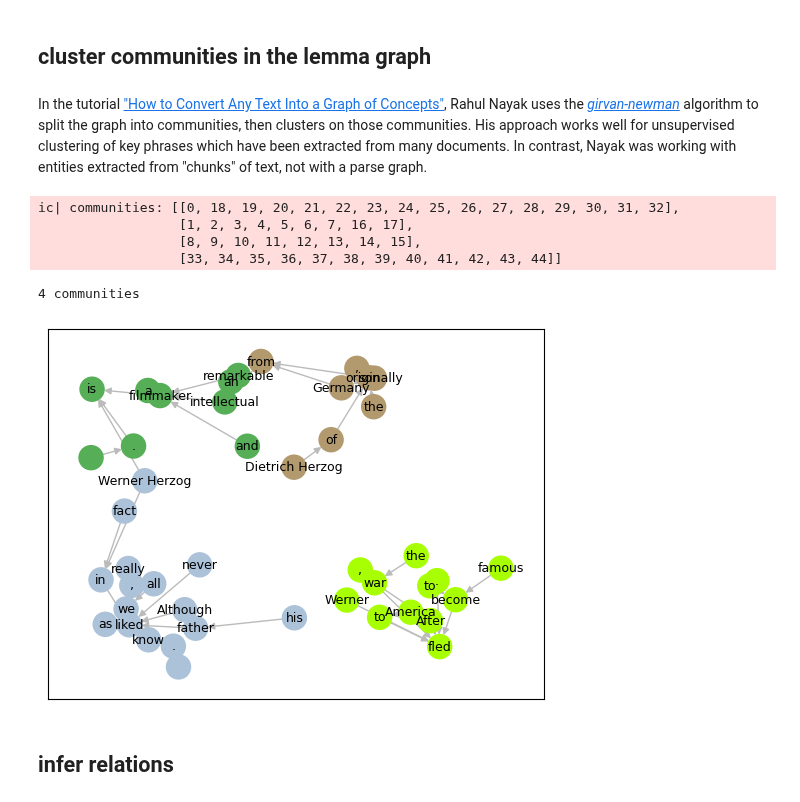
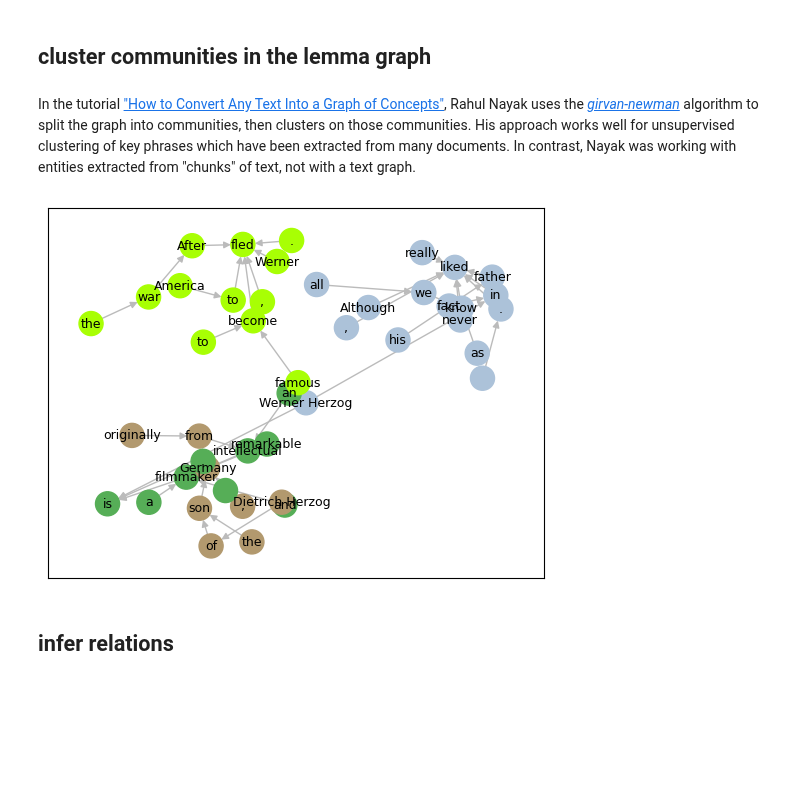
Before and after one commit to DerwenAI/textgraphs, a Jupyter notebook: demo.ipynb, the cells around one changed output. Saved outputs shown, nothing was run; the diff lists cells and outputs as text; code cells hidden in the pictures; blank space fills up the shorter version.

Commit message:
visualize the clustered communities

```diff
--- a/demo.ipynb
+++ b/demo.ipynb
@@ -176,63 +162,14 @@ Rahul Nayak uses the
 <a href="https://en.wikipedia.org/wiki/Girvan%E2%80%93Newman_algorithm"><em>girvan-newman</em></a>
 algorithm to split the graph into communities, then clusters on those communities.
 His approach works well for unsupervised clustering of key phrases which have been extracted from many documents.
-In contrast, Nayak was working with entities extracted from "chunks" of text, not with a parse graph.
+In contrast, Nayak was working with entities extracted from "chunks" of text, not with a text graph.
-# %%
-import matplotlib.colors as mcolors
-import matplotlib.pyplot as plt
-import networkx as nx
-
-comm_iter = nx.community.girvan_newman(
-    tg.lemma_graph,
-)
-
-top_level = next(comm_iter)
-next_level = next(comm_iter)
-communities = sorted(map(sorted, next_level))
-
-print(f"{len(communities)} communities")
-ic(communities);
-# %% [output]
-ic| communities: [[0, 18, 19, 20, 21, 22, 23, 24, 25, 26, 27, 28, 29, 30, 31, 32],
-                  [1, 2, 3, 4, 5, 6, 7, 16, 17],
-                  [8, 9, 10, 11, 12, 13, 14, 15],
-                  [33, 34, 35, 36, 37, 38, 39, 40, 41, 42, 43, 44]]
-4 communities
-# %%
-xkcd_colors: list = list(mcolors.XKCD_COLORS.values())
-
-comm_map: dict = {
-    node_id: i
-    for i, comm in enumerate(communities)
-    for node_id in comm
-}
-
-colors: list = [
-    xkcd_colors[comm_map[n]]
-    for n in list(tg.lemma_graph.nodes())
-]
-
-labels: dict = {
-    node.node_id: node.text
-    for node in tg.nodes.values()
-}
-
-nx.draw_networkx(
-    tg.lemma_graph,
-    pos = nx.spring_layout(
-        tg.lemma_graph,
-        k = 1.4 / len(communities),
-    ),
-    labels = labels,
-    node_color = colors,
-    edge_color = "#bbb",
-    with_labels = True,
-    font_size = 9,
-)
-
-plt.show()
-# %% [output]
-[figure, removed]
+# %%
+import matplotlib.pyplot as plt
+
+render.draw_communities()
+plt.show()
+# %% [output]
+[figure, added]
 # %% [markdown]
 ## infer relations
 # %%
```
Also changed, not shown: parts of 2 cells of this notebook, 3 other files.
